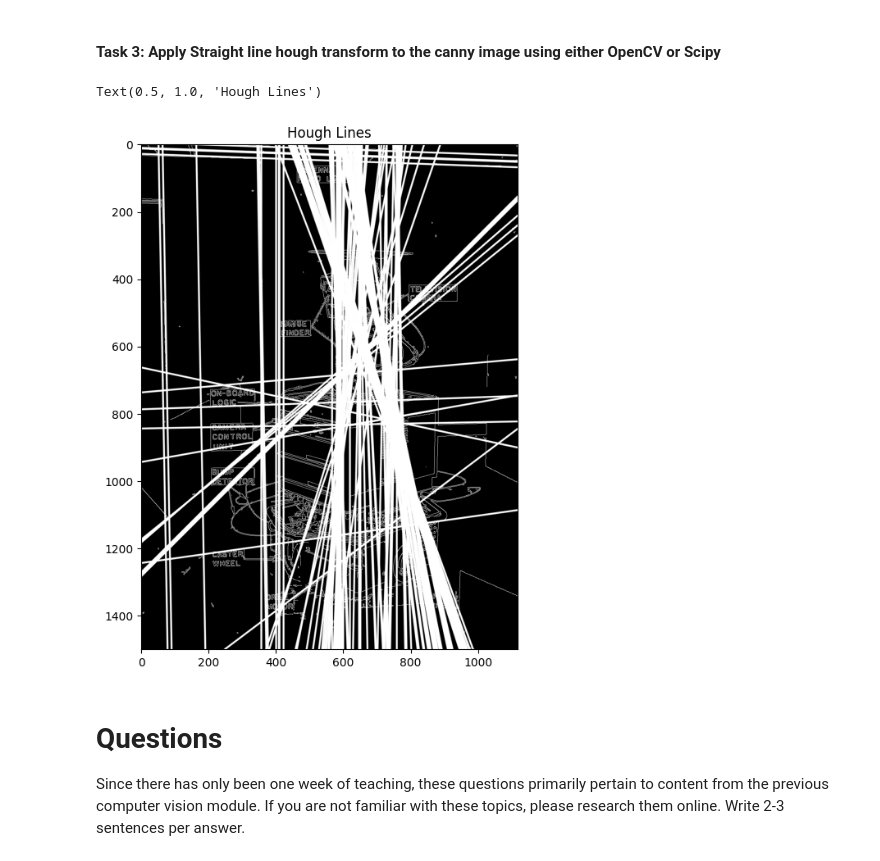
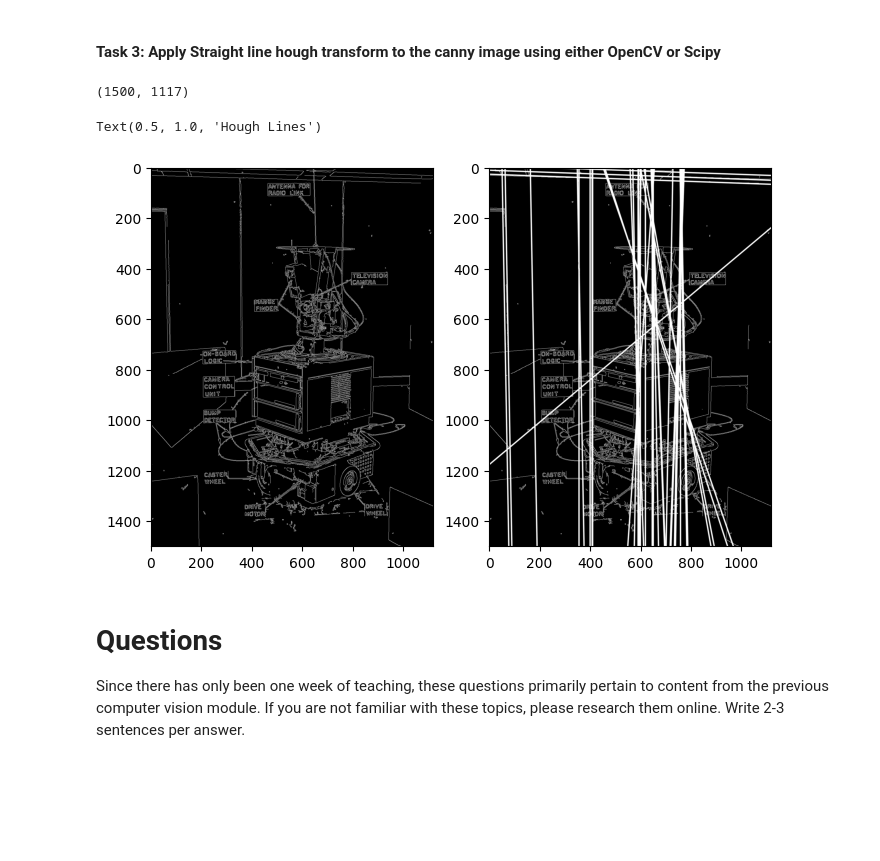
Before and after one commit to adetunjii/robot-vision, a Jupyter notebook: Lab1/lab1.ipynb, the cells around one changed output. Saved outputs shown, nothing was run; the diff lists cells and outputs as text; code cells hidden in the pictures; blank space fills up the shorter version.

Commit message:
chore: fix hough line thresholds

```diff
--- a/Lab1/lab1.ipynb
+++ b/Lab1/lab1.ipynb
@@ -130,30 +130,34 @@ Text(0.5, 1.0, 'Canny Edge Detector (Scikit-Image)')
 # %%
 ## Straight line hough transform
 cp = np.copy(canny_img)
 
+print(canny_img.shape)
+
 # cv2.HoughLines returns the polar coordinates of detected lines as a list of (rho, theta) tuples.
-lines = cv2.HoughLines(cp, 1, np.pi / 180, 210, None)
+lines = cv2.HoughLines(cp, 1, np.pi / 180, 230, None)
 
 if lines is not None:
     for i in range(0, len(lines)):
         rho = lines[i][0][0]
         theta = lines[i][0][1]
         a = math.cos(theta)
         b = math.sin(theta)
         x0 = a * rho
         y0 = b * rho
         pt1 = (int(x0 + 2000*(-b)), int(y0 + 2000*(a)))
         pt2 = (int(x0 - 2000*(-b)), int(y0 - 2000*(a)))
         cv2.line(cp, pt1, pt2, (255,255,255), 3, cv2.LINE_AA)
 
-fig, ax = plt.subplots(figsize=(8, 8))
-ax.imshow(cp, cmap='gray')
+fig, (ax1, ax2) = plt.subplots(1, 2, figsize=(8, 8))
+ax1.imshow(canny_img, cmap='gray')
+ax.set_title("Canny Edge Detector")
+
+ax2.imshow(cp, cmap='gray')
 ax.set_title("Hough Lines")
-
-# White lines in the image show the lines detected by Hough transform
 # %% [output]
-Text(0.5, 1.0, 'Hough Lines')
+(1500, 1117)
+Text(0.5, 1.0, 'Hough Lines')
-[figure, old version]
+[figure, new version]
 # %% [markdown]
 # Questions
 
```
